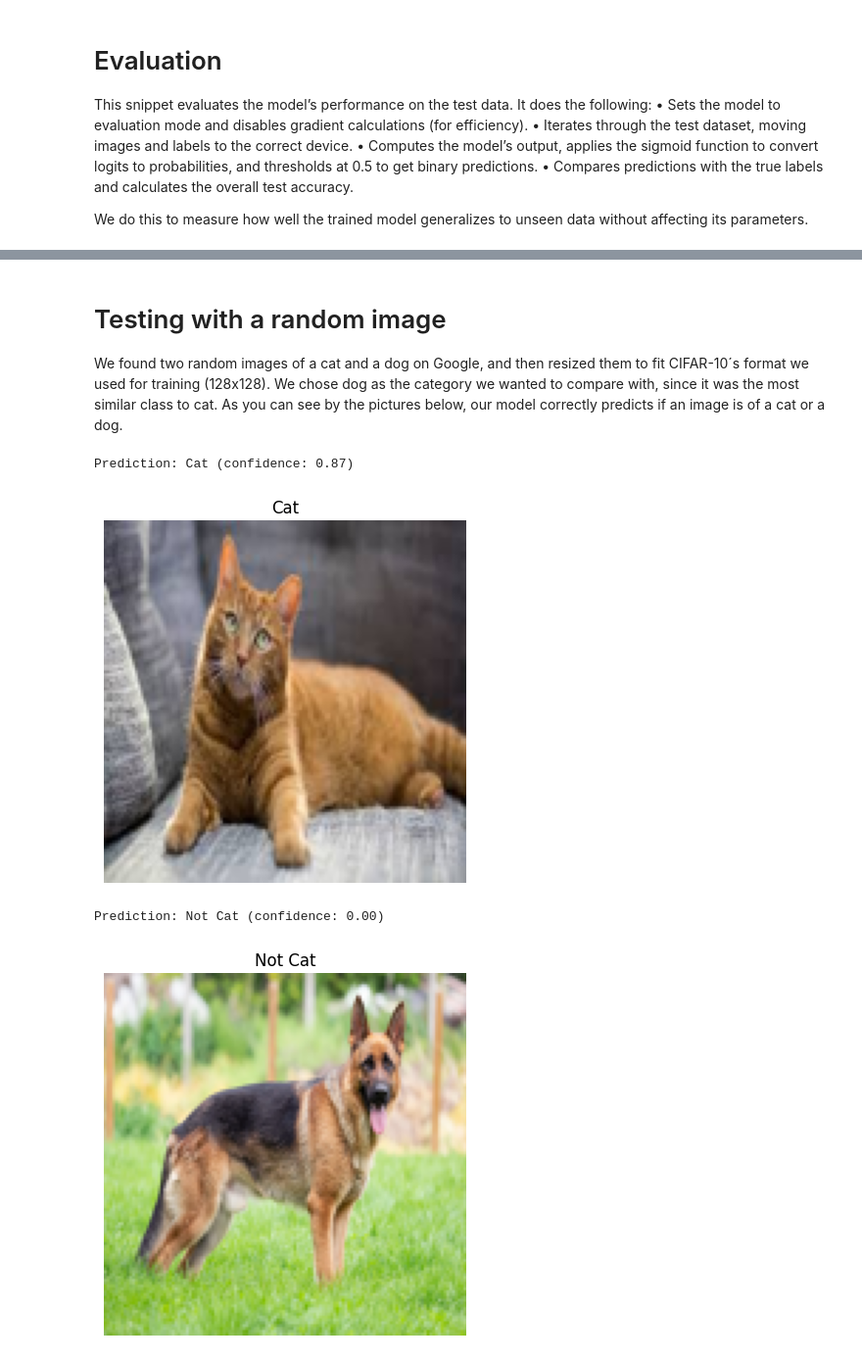
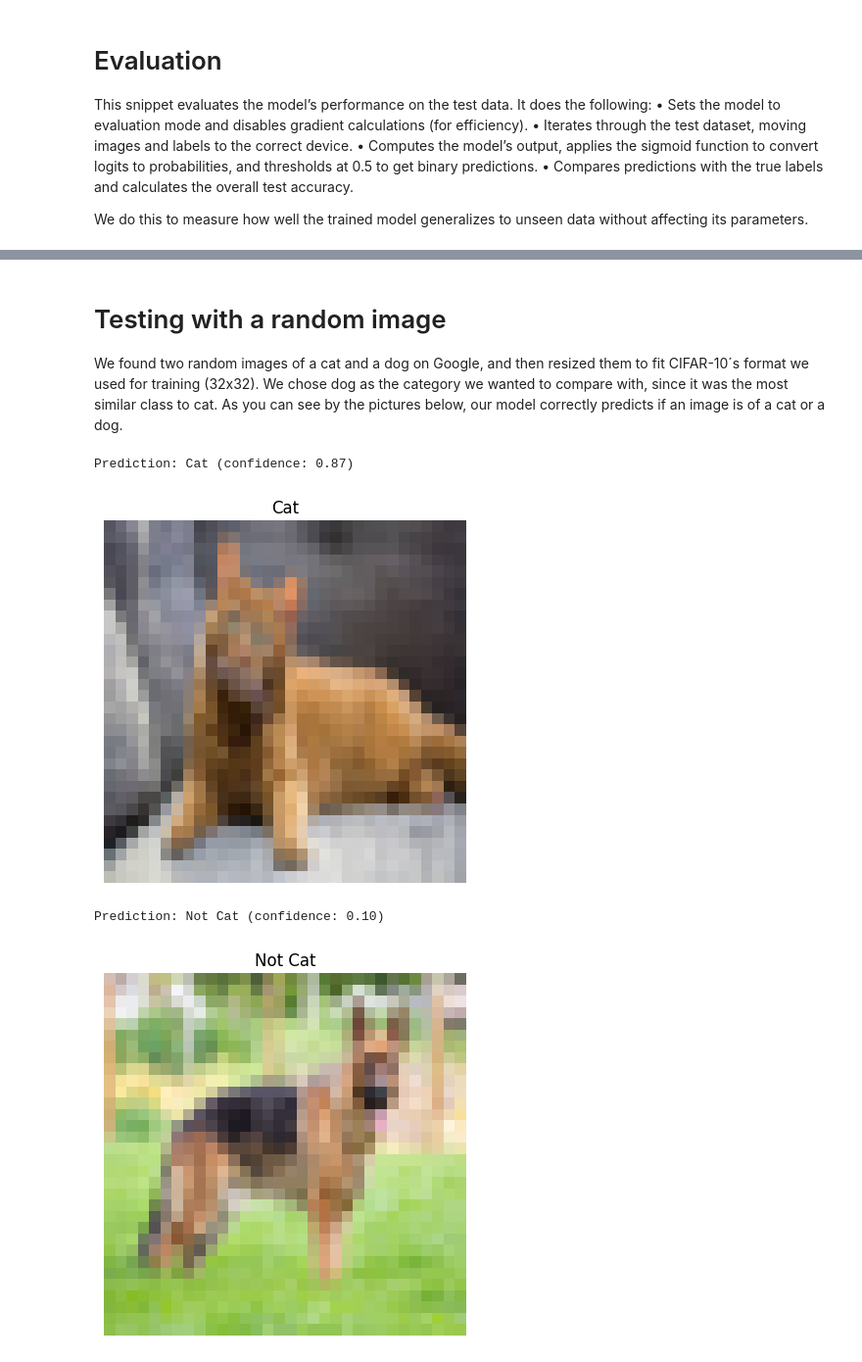
Before and after one commit to gitvegard/info284, a Jupyter notebook: task2/CNN.ipynb, the cells around one changed output, grey strips where cells are left out. Shown at 98% size. Drawn from its saved outputs; the diff is of its cells as text; code cells hidden in the pictures.

```diff
--- a/task2/CNN.ipynb
+++ b/task2/CNN.ipynb
@@ -77,13 +78,15 @@ def convert_to_binary(dataset, target_class=3):  # Default to 'cat' class (3)
 trainset = convert_to_binary(trainset)
 testset = convert_to_binary(testset)
 
-# (50000 train, 10000 test)
-train_subset = Subset(trainset, range(50000))
-test_subset = Subset(testset, range(10000))
+# 40000 train, 5000 validation, 5000 test
+train_subset = Subset(trainset, range(40000)) # Indices 0 to 39999 for training
+valid_subset = Subset(trainset, range(40000, 45000))  # Indices 40000 to 44999 for validation
+test_subset  = Subset(testset, range(5000))   # First 5000 images from test set for testing
 
 # DataLoaders
 trainLoader = torch.utils.data.DataLoader(train_subset, batch_size=64, shuffle=True, num_workers=2)
-testloader = torch.utils.data.DataLoader(test_subset, batch_size=64, shuffle=False, num_workers=2)
+validLoader = torch.utils.data.DataLoader(valid_subset, batch_size=64, shuffle=False, num_workers=2)
+testloader  = torch.utils.data.DataLoader(test_subset, batch_size=64, shuffle=False, num_workers=2)
 # %% [markdown]
 # ResNet18
 We use ResNet because it’s a powerful, well-established deep convolutional neural network architecture that leverages residual (skip) connections. These connections allow very deep networks to be trained effectively by helping gradients flow backward through many layers. Additionally, ResNet models (like ResNet18) are widely pre-trained on large datasets like ImageNet, which enables effective transfer learning—meaning we can fine-tune the network for our specific task (in this case, binary classification of cat vs. not-cat)
@@ -108,10 +111,14 @@ At first we were using 5 epochs, and running it on a M3 Mac´s GPU, we then swap
 # %%
 # Loss function and optimizer
-criterion = nn.BCEWithLogitsLoss()
-optimizer = optim.Adam(model.parameters(), lr=0.001)
+# Calculate pos_weight as the ratio of negatives to positives in the training set
+pos_weight = torch.tensor([9.0], device=device)
+criterion = nn.BCEWithLogitsLoss(pos_weight=pos_weight)
+optimizer = optim.Adam(model.parameters(), lr=0.001, weight_decay=1e-4)
 
-# Training loop
-for epoch in range(10):
+num_epochs = 5
+
+for epoch in range(num_epochs):
+    # Training phase
     model.train()
     running_loss = 0.0
     for images, labels in trainLoader:
@@ -126,5 +133,21 @@ for epoch in range(10):
 
         running_loss += loss.item()
 
-    print(f"Epoch {epoch+1}, Loss: {running_loss:.4f}")
+    train_loss = running_loss / len(trainLoader)
+
+    # Validation phase
+    model.eval()
+    running_val_loss = 0.0
+    with torch.no_grad():
+        for images, labels in validLoader:
+            images = images.to(device)
+            labels = labels.float().unsqueeze(1).to(device)
+
+            outputs = model(images)
+            loss = criterion(outputs, labels)
+            running_val_loss += loss.item()
+
+    val_loss = running_val_loss / len(validLoader)
+
+    print(f"Epoch {epoch+1}, Train Loss: {train_loss:.4f}, Validation Loss: {val_loss:.4f}")
 # %% [output]
@@ -165,39 +234,39 @@ Test Accuracy: 95.14%
 # %% [markdown]
 # Testing with a random image
-We found two random images of a cat and a dog on Google, and then resized them to fit CIFAR-10´s format we used for training (128x128).
+We found two random images of a cat and a dog on Google, and then resized them to fit CIFAR-10´s format we used for training (32x32).
 We chose dog as the category we wanted to compare with, since it was the most similar class to cat. As you can see by the pictures below, our model correctly predicts if an image is of a cat or a dog.
 # %%
 # Make sure we have the right transformations for prediction
 predict_transform = transforms.Compose([
-    transforms.Resize((128, 128)),  # Match CIFAR-10 image size
+    transforms.Resize((32, 32)),  # Match CIFAR-10 image size
     transforms.ToTensor(),
     transforms.Normalize((0.5, 0.5, 0.5), (0.5, 0.5, 0.5))  # Match training normalization
 ])
 
 def predict_image(img_path, model):
     model.eval()  # Set model to evaluation mode
     img = Image.open(img_path).convert('RGB')  # Open image
     img_tensor = predict_transform(img).unsqueeze(0).to(device)  # Apply transformations and move to device
 
     with torch.no_grad():
         output = model(img_tensor)  # Pass img_tensor to the model
         prob = torch.sigmoid(output).item()  # Apply sigmoid to get probability
 
     # Threshold for binary classification: 0.5 for cat vs not-cat
     result = "Cat" if prob > 0.5 else "Not Cat"
     print(f"Prediction: {result} (confidence: {prob:.2f})")
 
     # Show image with result title
-    plt.imshow(img.resize((128, 128)))  # Resize to show what the model sees
+    plt.imshow(img.resize((32, 32)))  # Resize to show what the model sees
     plt.title(result)
     plt.axis('off')
     plt.show()
 
 # Finally, run:
 predict_image("cat_image.jpg", model)
 predict_image("dog_image.jpg", model)
 # %% [output]
 Prediction: Cat (confidence: 0.87)
-[figure, old version]
+[figure, new version]
-Prediction: Not Cat (confidence: 0.00)
+Prediction: Not Cat (confidence: 0.10)
-[figure, old version]
+[figure, new version]
```
Also changed, not shown: parts of 9 cells of this notebook.
